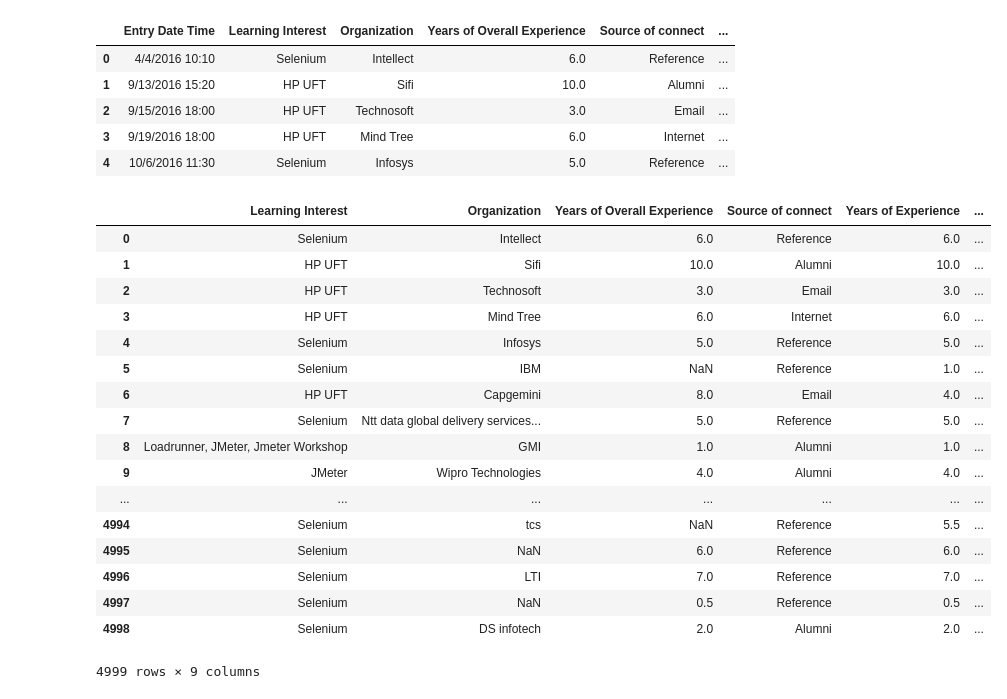
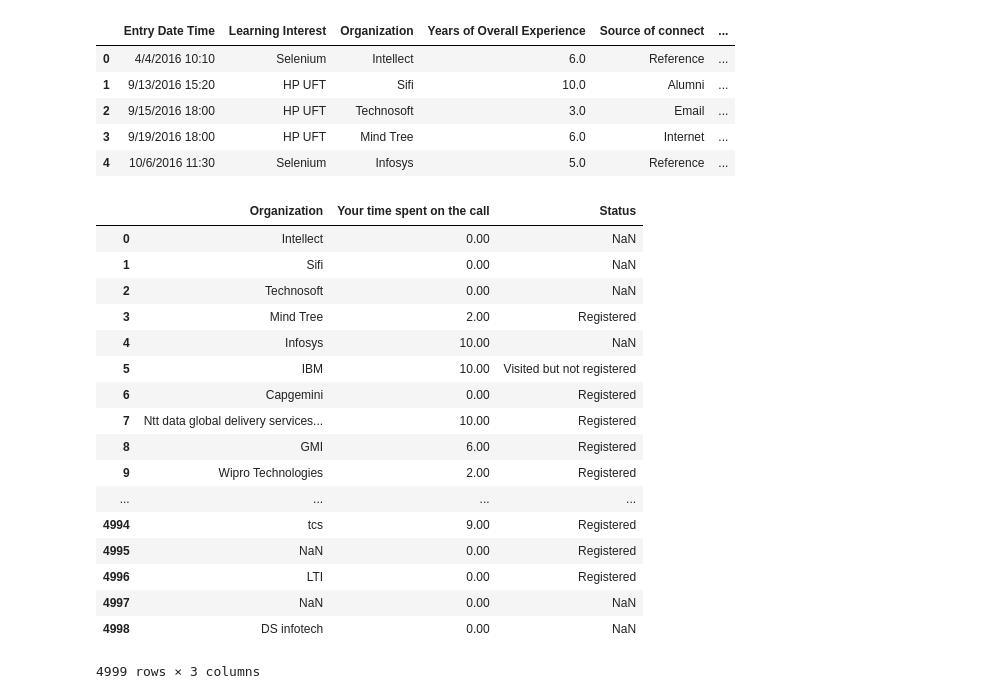
Before and after one commit to deepak-sadanandan/Python, a Jupyter notebook: Panda - Analysis.ipynb, the cells around one changed output. Cells and saved outputs as stored; diff of their text form; code cells hidden in the pictures.

```diff
--- a/Panda - Analysis.ipynb
+++ b/Panda - Analysis.ipynb
@@ -16,34 +16,39 @@ df.head()
 # %%
 cols_select=['Entry Date Time','Learning Interest','Organization','Years of Overall Experience','Source of connect','Years of Experience','Your time spent on the call','Probability of join ','Status']
 
 df = pd.read_csv("Panda Analysis.csv",usecols=cols_select,parse_dates=['Entry Date Time'])
 
 #df['just_date'] =
 df['just_date'] = pd.to_datetime(df['Entry Date Time'].dt.date)
+df['Years of Overall Experience'] = pd.to_numeric(df['Years of Overall Experience'], errors='coerce')
+df['Years of Experience'] = pd.to_numeric(df['Years of Experience'], errors='coerce')
 
+df['Years of Overall Experience'] = df['Years of Overall Experience'].fillna(0)
+df['Years of Experience']  = df['Years of Experience'].fillna(0)
 #df['Entry_date'] = [d.date() for d in df['Entry Date Time']]
 df.drop(columns=['Entry Date Time'])
-#df.head()
-#df.dtypes
+#df.info()
+#print(df.dtypes)
+df.loc[:, (df.isna().any())]
 # %% [output]
-|  | Learning Interest | Organization | Years of Overall Experience | Source of connect | Years of Experience | ... |
-| 0 | Selenium | Intellect | 6.0 | Reference | 6.0 | ... |
-| 1 | HP UFT | Sifi | 10.0 | Alumni | 10.0 | ... |
-| 2 | HP UFT | Technosoft | 3.0 | Email | 3.0 | ... |
-| 3 | HP UFT | Mind Tree | 6.0 | Internet | 6.0 | ... |
-| 4 | Selenium | Infosys | 5.0 | Reference | 5.0 | ... |
-| 5 | Selenium | IBM | NaN | Reference | 1.0 | ... |
-| 6 | HP UFT | Capgemini | 8.0 | Email | 4.0 | ... |
-| 7 | Selenium | Ntt data global delivery services... | 5.0 | Reference | 5.0 | ... |
-| 8 | Loadrunner, JMeter, Jmeter Workshop | GMI | 1.0 | Alumni | 1.0 | ... |
-| 9 | JMeter | Wipro Technologies | 4.0 | Alumni | 4.0 | ... |
-| ... | ... | ... | ... | ... | ... | ... |
-| 4994 | Selenium | tcs | NaN | Reference | 5.5 | ... |
-| 4995 | Selenium | NaN | 6.0 | Reference | 6.0 | ... |
-| 4996 | Selenium | LTI | 7.0 | Reference | 7.0 | ... |
-| 4997 | Selenium | NaN | 0.5 | Reference | 0.5 | ... |
-| 4998 | Selenium | DS infotech | 2.0 | Alumni | 2.0 | ... |
+|  | Organization | Your time spent on the call | Status |
+| 0 | Intellect | 0.00 | NaN |
+| 1 | Sifi | 0.00 | NaN |
+| 2 | Technosoft | 0.00 | NaN |
+| 3 | Mind Tree | 2.00 | Registered |
+| 4 | Infosys | 10.00 | NaN |
+| 5 | IBM | 10.00 | Visited but not registered |
+| 6 | Capgemini | 0.00 | Registered |
+| 7 | Ntt data global delivery services... | 10.00 | Registered |
+| 8 | GMI | 6.00 | Registered |
+| 9 | Wipro Technologies | 2.00 | Registered |
+| ... | ... | ... | ... |
+| 4994 | tcs | 9.00 | Registered |
+| 4995 | NaN | 0.00 | Registered |
+| 4996 | LTI | 0.00 | Registered |
+| 4997 | NaN | 0.00 | NaN |
+| 4998 | DS infotech | 0.00 | NaN |
-4999 rows × 9 columns
+4999 rows × 3 columns
 # %%
 
 cols_reorg=['just_date','Learning Interest','Organization','Years of Overall Experience','Source of connect','Years of Experience','Your time spent on the call','Probability of join ','Status']
```
Also changed, not shown: parts of 4 cells of this notebook.
